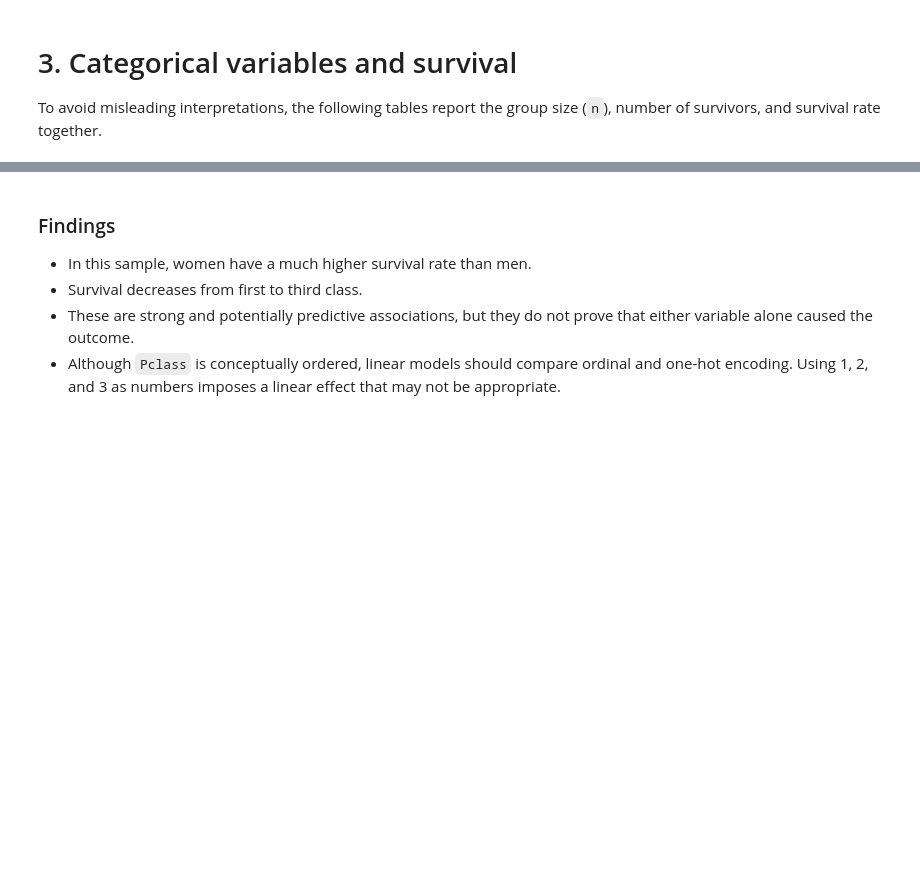
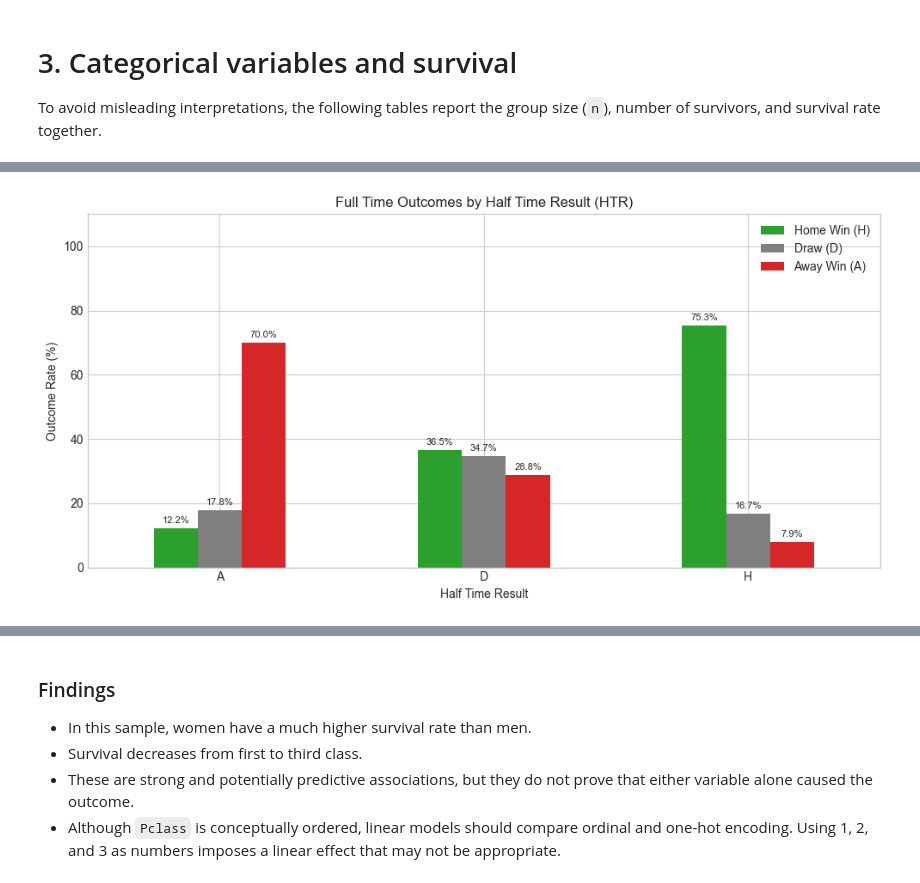
Before and after one commit to errodd/premier_league_football_predictor, a Jupyter notebook: notebooks/EDA.ipynb, the cells around one changed output, grey strips where cells are left out. Cells and saved outputs as stored; diff of their text form; code cells hidden in the pictures; blank space fills up the shorter version.

```diff
--- a/notebooks/EDA.ipynb
+++ b/notebooks/EDA.ipynb
@@ -169,0 +386,14 @@ plt.show()
+# %%
+fig, ax = plt.subplots(figsize=(10, 5))
+
+season_htr_summary[columnas_pct].plot(kind="bar", ax=ax, color=colores, rot=0)
+ax.set(title="Full Time Outcomes by Half Time Result (HTR)", xlabel="Half Time Result", ylabel="Outcome Rate (%)", ylim=(0, 110))
+ax.legend(leyenda_nombres)
+
+for container in ax.containers:
+    ax.bar_label(container, fmt="%.1f%%", padding=3, size=8)
+
+plt.tight_layout()
+plt.show()
+# %% [output]
+[figure, added]
```
Also changed, not shown: parts of 23 cells of this notebook, 2 other files.
